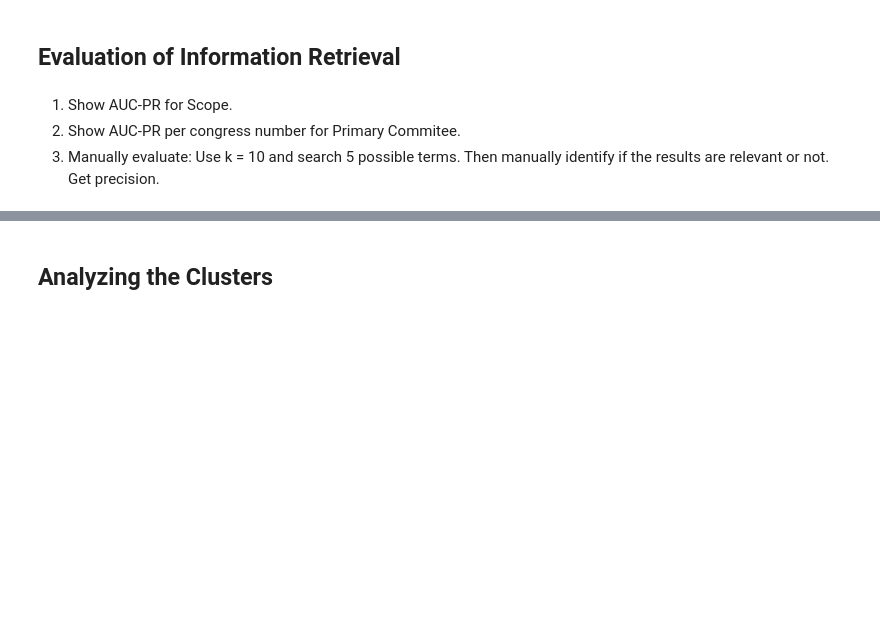
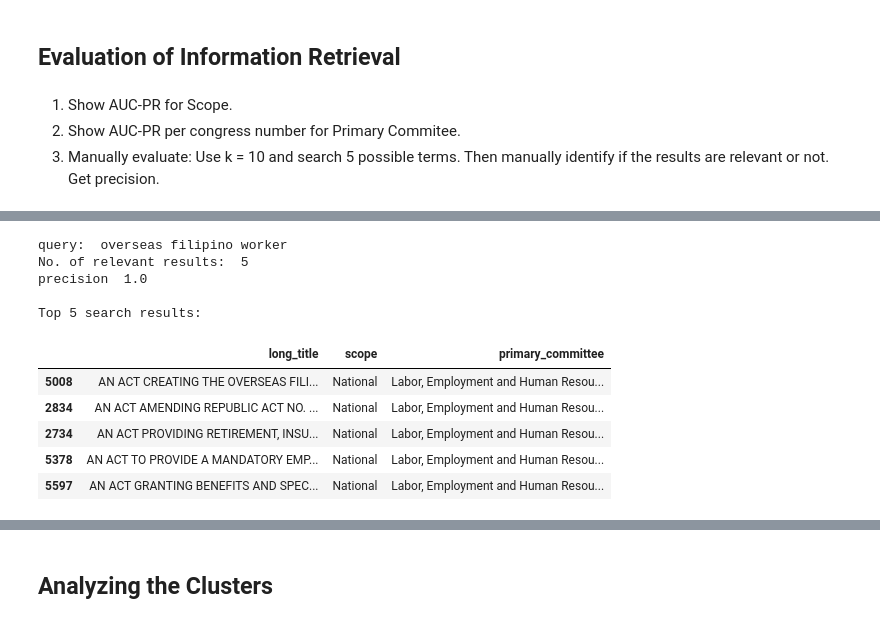
Before and after one commit to May-nerd/dmw-ml-final-project, a Jupyter notebook: final_paper/paper_rlp.ipynb, the cells around one changed output, grey strips where cells are left out. Saved outputs shown, nothing was run; the diff lists cells and outputs as text; code cells hidden in the pictures; blank space fills up the shorter version.

```diff
--- a/final_paper/paper_rlp.ipynb
+++ b/final_paper/paper_rlp.ipynb
@@ -802,0 +898,37 @@ for i in congress:
+# %%
+## sample querying
+
+text_query = 'overseas filipino workers'   ## type a sample query
+k = 5                         ## specify no. of results
+congress = 14                 ## specify which congress
+
+
+# congess filed_by scope filed_on primary_committee
+filtered = df_clean.query(f"congress == {congress} ").copy()
+
+tfidf = TfidfVectorizer(stop_words='english', min_df=0.001, max_df=0.999)
+X_idf  = tfidf.fit_transform(filtered['combined_title']).toarray()
+X_feat_names = tfidf.get_feature_names()
+
+query = [inverse_transform(text_query)]
+print('query: ', query[0])
+print('No. of relevant results: ', 5)
+print('precision ', 1.00)
+
+search_results = nearest_k(tfidf.transform(query).toarray()[0], X_idf, k, cosine)
+pd.set_option('display.max_colwidth', None)
+print(f'\nTop {k} search results:\n\n')
+i = 1
+filtered.iloc[search_results][['long_title', 'scope', 'primary_committee']]
+# %% [output]
+query:  overseas filipino worker
+No. of relevant results:  5
+precision  1.0
+
+Top 5 search results:
+|  | long_title | scope | primary_committee |
+| 5008 | AN ACT CREATING THE OVERSEAS FILI... | National | Labor, Employment and Human Resou... |
+| 2834 | AN ACT AMENDING REPUBLIC ACT NO. ... | National | Labor, Employment and Human Resou... |
+| 2734 | AN ACT PROVIDING RETIREMENT, INSU... | National | Labor, Employment and Human Resou... |
+| 5378 | AN ACT TO PROVIDE A MANDATORY EMP... | National | Labor, Employment and Human Resou... |
+| 5597 | AN ACT GRANTING BENEFITS AND SPEC... | National | Labor, Employment and Human Resou... |
```
Also changed, not shown: parts of 17 cells of this notebook, 1 other file.
